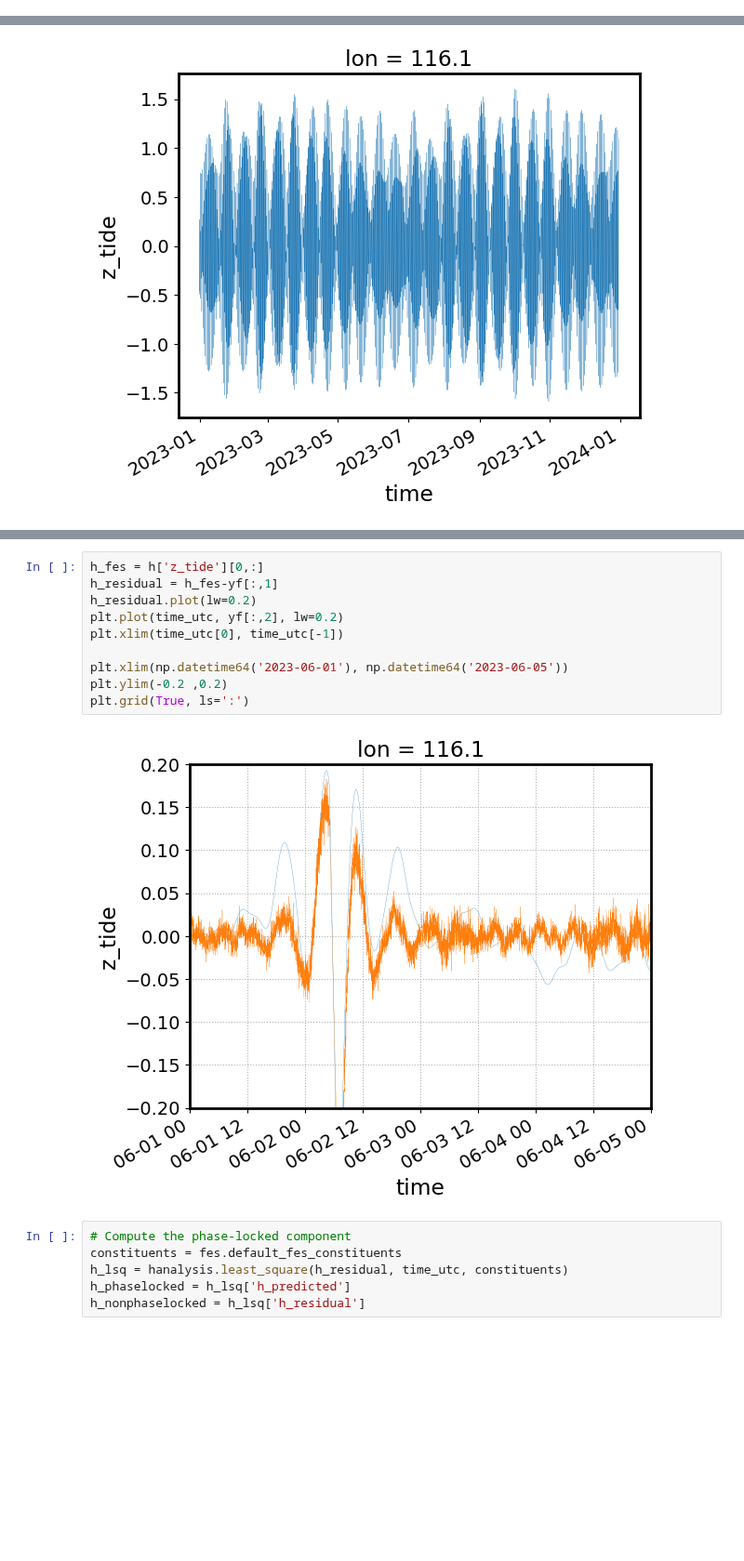
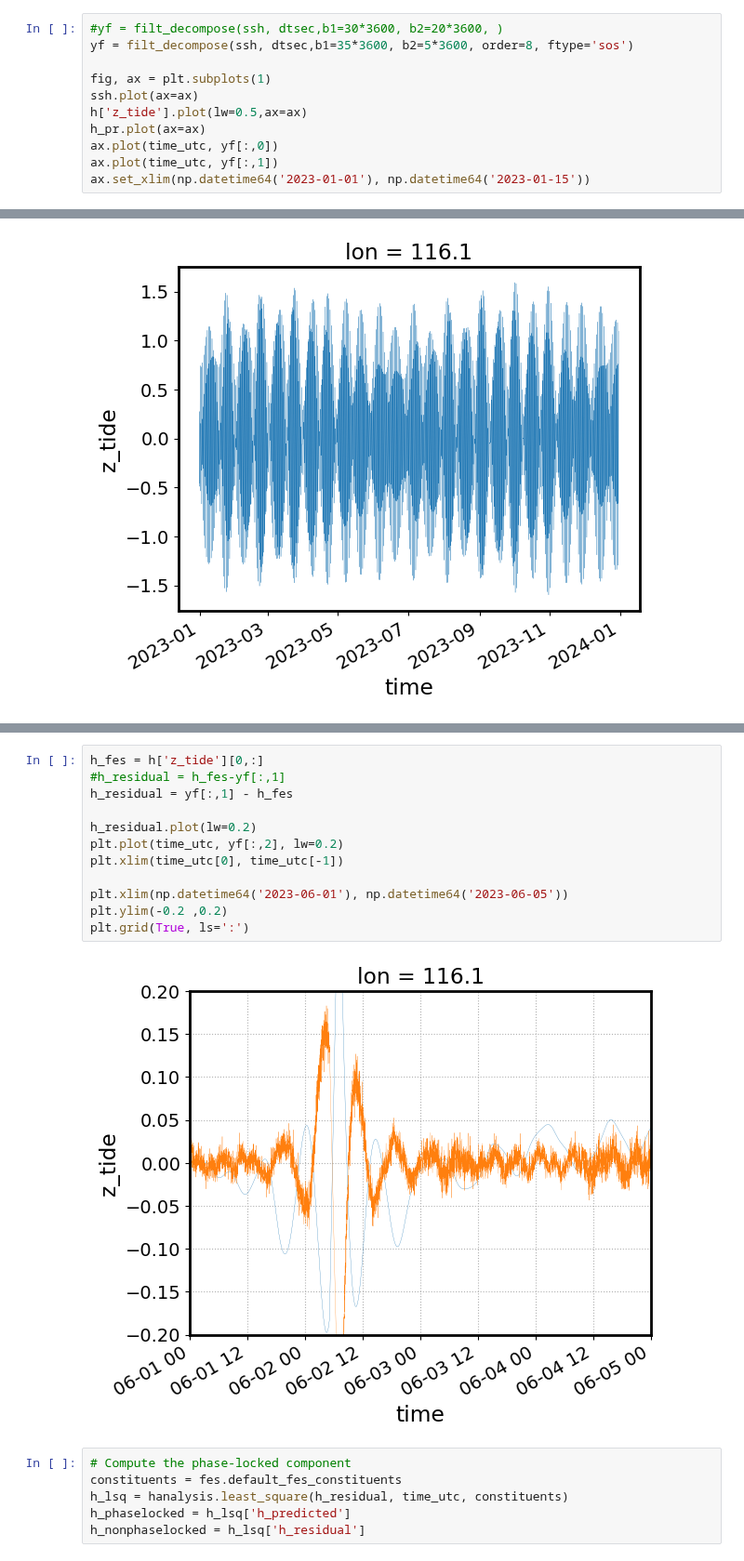
Before and after one commit to TIDE-ITRH/swot_adac_naust, a Jupyter notebook: NOTEBOOKS/play_w_NRA_airgap.ipynb, the cells around one changed output, grey strips where cells are left out. Shown at 93% size. Drawn from its saved outputs; the diff is of its cells as text; blank space fills up the shorter version.

Commit message:
added GRL plotting code:

```diff
--- a/NOTEBOOKS/play_w_NRA_airgap.ipynb
+++ b/NOTEBOOKS/play_w_NRA_airgap.ipynb
@@ -105,0 +143,11 @@ Data variables:
+# %%
+#yf = filt_decompose(ssh, dtsec,b1=30*3600, b2=20*3600, )
+yf = filt_decompose(ssh, dtsec,b1=35*3600, b2=5*3600, order=8, ftype='sos')
+
+fig, ax = plt.subplots(1)
+ssh.plot(ax=ax)
+h['z_tide'].plot(lw=0.5,ax=ax)
+h_pr.plot(ax=ax)
+ax.plot(time_utc, yf[:,0])
+ax.plot(time_utc, yf[:,1])
+ax.set_xlim(np.datetime64('2023-01-01'), np.datetime64('2023-01-15'))
@@ -119,15 +228,17 @@ plt.grid(True, ls=':')
 # %%
 h_fes = h['z_tide'][0,:]
-h_residual = h_fes-yf[:,1]
+#h_residual = h_fes-yf[:,1]
+h_residual = yf[:,1] - h_fes
+
 h_residual.plot(lw=0.2)
 plt.plot(time_utc, yf[:,2], lw=0.2)
 plt.xlim(time_utc[0], time_utc[-1])
 
 plt.xlim(np.datetime64('2023-06-01'), np.datetime64('2023-06-05'))
 plt.ylim(-0.2 ,0.2)
 plt.grid(True, ls=':')
 # %% [output]
-[figure, old version]
+[figure, new version]
 # %%
 # Compute the phase-locked component
 constituents = fes.default_fes_constituents
```
Also changed, not shown: parts of 17 cells of this notebook, 5 other files.
